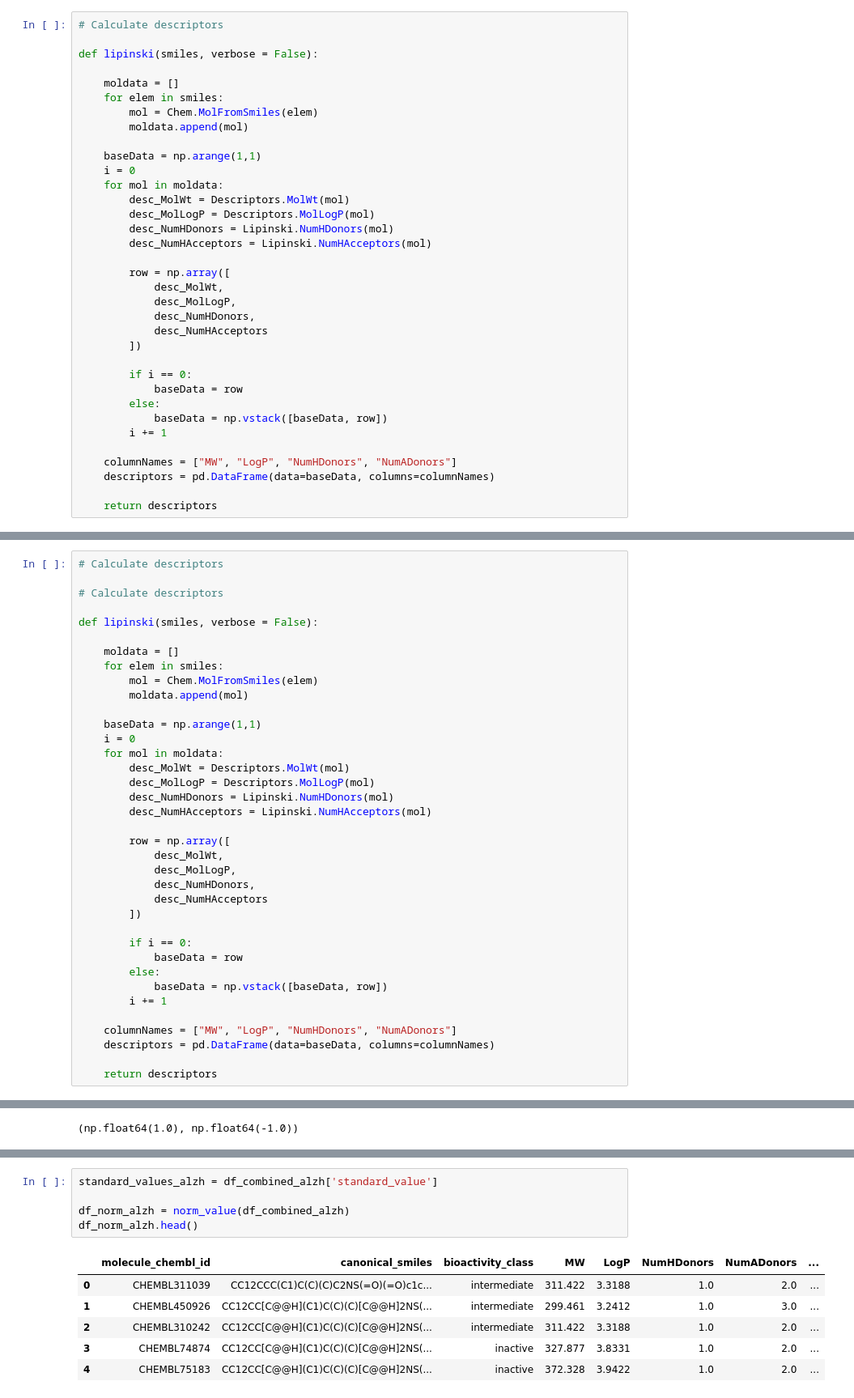
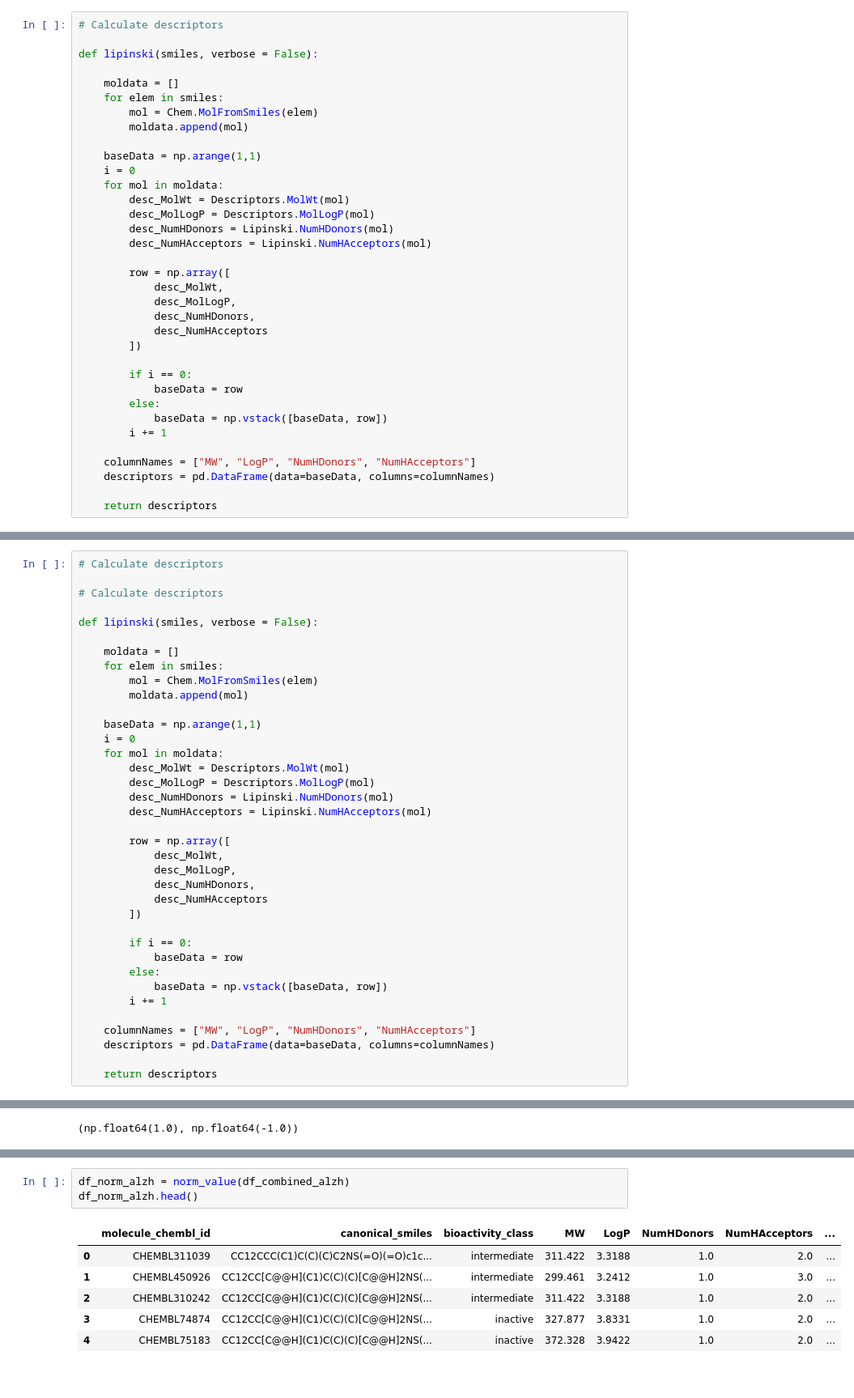
Before and after one commit to silvano315/Med-Physics, a Jupyter notebook: notebooks/Bioinformatics_project_Bioactivity_data.ipynb, the cells around one changed output, grey strips where cells are left out. Shown: that part at 81% size. Saved outputs shown, nothing was run; the diff lists cells and outputs as text.

```diff
--- a/notebooks/Bioinformatics_project_Bioactivity_data.ipynb
+++ b/notebooks/Bioinformatics_project_Bioactivity_data.ipynb
@@ -509,7 +510,7 @@ def lipinski(smiles, verbose = False):
             baseData = np.vstack([baseData, row])
         i += 1
 
-    columnNames = ["MW", "LogP", "NumHDonors", "NumADonors"]
+    columnNames = ["MW", "LogP", "NumHDonors", "NumHAcceptors"]
     descriptors = pd.DataFrame(data=baseData, columns=columnNames)
 
     return descriptors
@@ -759,7 +863,7 @@ def lipinski(smiles, verbose = False):
             baseData = np.vstack([baseData, row])
         i += 1
 
-    columnNames = ["MW", "LogP", "NumHDonors", "NumADonors"]
+    columnNames = ["MW", "LogP", "NumHDonors", "NumHAcceptors"]
     descriptors = pd.DataFrame(data=baseData, columns=columnNames)
 
     return descriptors
@@ -842,12 +949,10 @@ def norm_value(input):
 
     return x
 # %%
-standard_values_alzh = df_combined_alzh['standard_value']
-
 df_norm_alzh = norm_value(df_combined_alzh)
 df_norm_alzh.head()
 # %% [output]
-|  | molecule_chembl_id | canonical_smiles | bioactivity_class | MW | LogP | NumHDonors | NumADonors | ... |
+|  | molecule_chembl_id | canonical_smiles | bioactivity_class | MW | LogP | NumHDonors | NumHAcceptors | ... |
 | 0 | CHEMBL311039 | CC12CCC(C1)C(C)(C)C2NS(=O)(=O)c1c... | intermediate | 311.422 | 3.3188 | 1.0 | 2.0 | ... |
 | 1 | CHEMBL450926 | CC12CC[C@@H](C1)C(C)(C)[C@@H]2NS(... | intermediate | 299.461 | 3.2412 | 1.0 | 3.0 | ... |
 | 2 | CHEMBL310242 | CC12CC[C@@H](C1)C(C)(C)[C@@H]2NS(... | intermediate | 311.422 | 3.3188 | 1.0 | 2.0 | ... |
```
Also changed, not shown: parts of 21 cells of this notebook.
